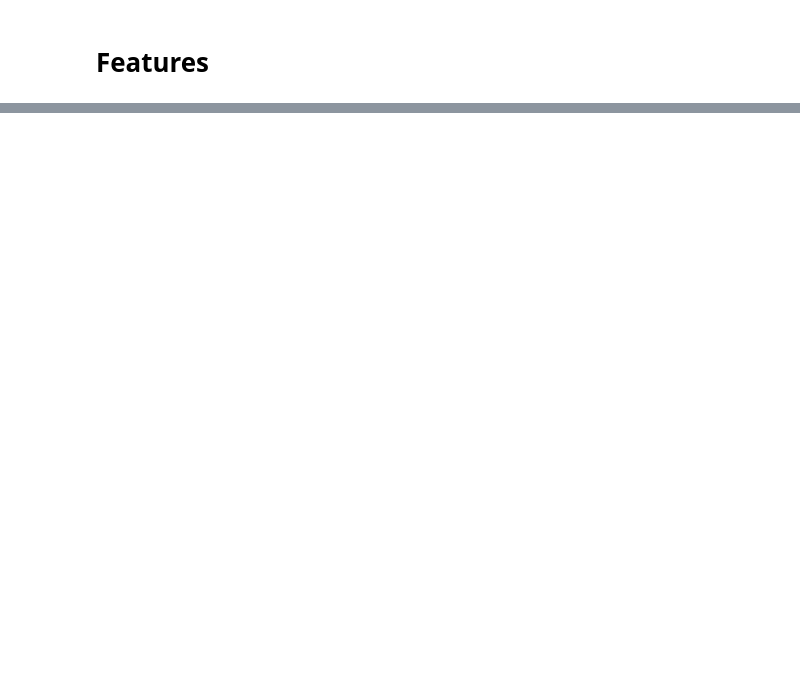
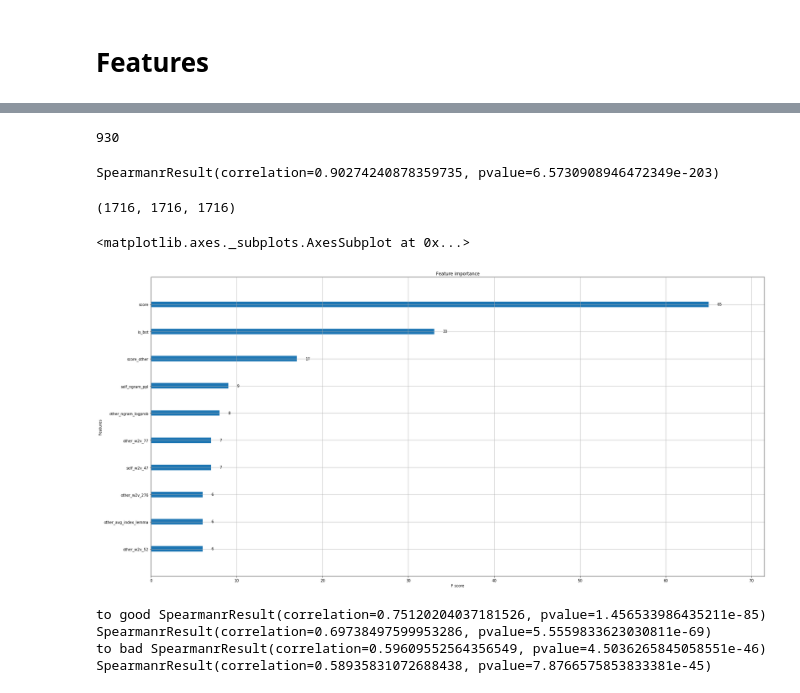
Before and after one commit to pvgladkov/deephack, a Jupyter notebook: notebooks/regression.ipynb, the cells around one changed output, grey strips where cells are left out. Cells and saved outputs as stored; diff of their text form; code cells hidden in the pictures; blank space fills up the shorter version.

```diff
--- a/notebooks/regression.ipynb
+++ b/notebooks/regression.ipynb
@@ -331,0 +695,17 @@ See the caveats in the documentation: http://pandas.pydata.org/pandas-docs/stabl
+# %%
+all_features = make_features(diags, True)
+# %%
+train_dialogs = list(set(all_features["dialogId"]) & set(p_train["dialog_id"]))
+test_dialogs = list(set(all_features["dialogId"]) & set(p_test["dialog_id"]))
+# %%
+train_set = pd.merge(all_features[all_features.dialogId.isin(train_dialogs)], p_train, how="inner",  left_on=["dialogId","user","label"], right_on=["dialog_id","user","label"])
+test_set = pd.merge(all_features[all_features.dialogId.isin(test_dialogs)], p_test, how="inner",  left_on=["dialogId","user","label"], right_on=["dialog_id","user","label"])
+# %%
+to_drop = ["is_bot_other"]
+# to_drop = ["score","is_bot","is_bot_other","score_other"]
+
+label_column = train_set["label"]
+features = train_set.drop(["label", "dialogId", "user", "dialog_id","is_bot_real"] + to_drop , axis=1)
+
+dtrain = xgb.DMatrix(features.values, label_column.values, feature_names=features.columns)
+bstP = xgb.train(param, dtrain, num_boost_round=120)
@@ -331,0 +766,8 @@ See the caveats in the documentation: http://pandas.pydata.org/pandas-docs/stabl
+# %%
+len(preds)
+# %% [output]
+930
+# %%
+spearmanr(preds,my_features_eval["label"])
+# %% [output]
+SpearmanrResult(correlation=0.90274240878359735, pvalue=6.5730908946472349e-203)
@@ -331,0 +790,9 @@ See the caveats in the documentation: http://pandas.pydata.org/pandas-docs/stabl
+# %%
+len(train_set_eval), len(all_features), len(p)
+# %% [output]
+(1716, 1716, 1716)
+# %%
+xgb.plot_importance(bst, max_num_features=10)
+# %% [output]
+<matplotlib.axes._subplots.AxesSubplot at 0x...>
+[figure, added]
@@ -331,0 +802,6 @@ See the caveats in the documentation: http://pandas.pydata.org/pandas-docs/stabl
+# %%
+print "to good", spearmanr(res["Alice"],good_submit["Alice"]), spearmanr(res["Bob"],good_submit["Bob"])
+print "to bad", spearmanr(res["Alice"],bad_submit["Alice"]), spearmanr(res["Bob"],bad_submit["Bob"])
+# %% [output]
+to good SpearmanrResult(correlation=0.75120204037181526, pvalue=1.456533986435211e-85) SpearmanrResult(correlation=0.69738497599953286, pvalue=5.5559833623030811e-69)
+to bad SpearmanrResult(correlation=0.59609552564356549, pvalue=4.5036265845058551e-46) SpearmanrResult(correlation=0.58935831072688438, pvalue=7.8766575853833381e-45)
```
Also changed, not shown: parts of 55 cells of this notebook.
